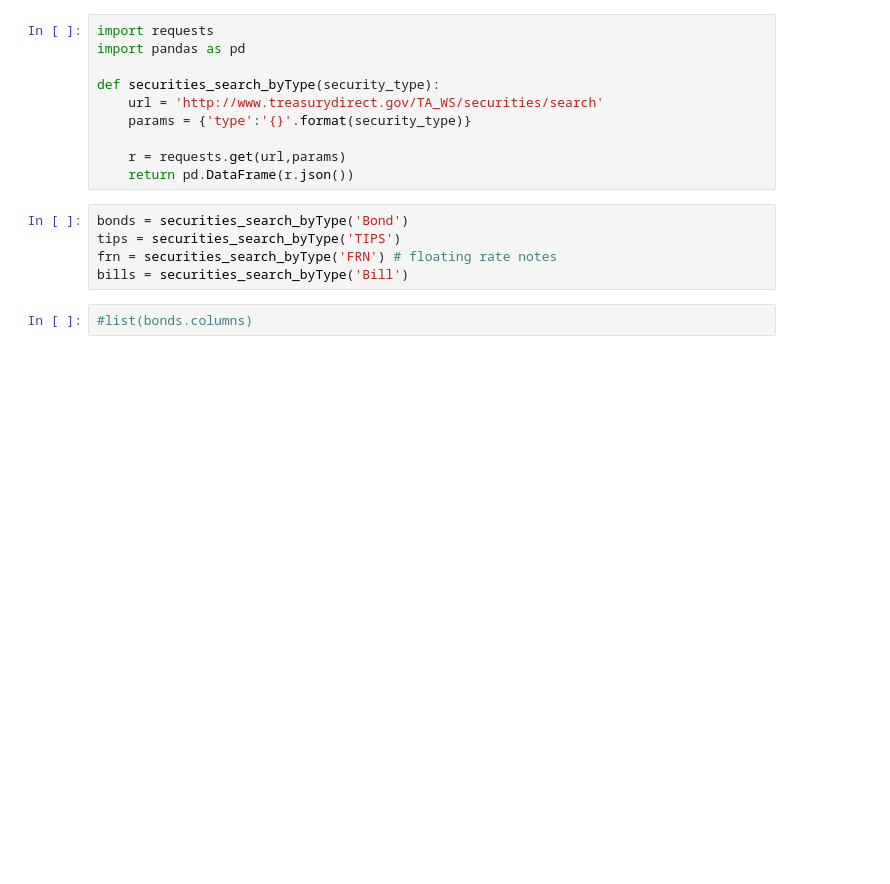
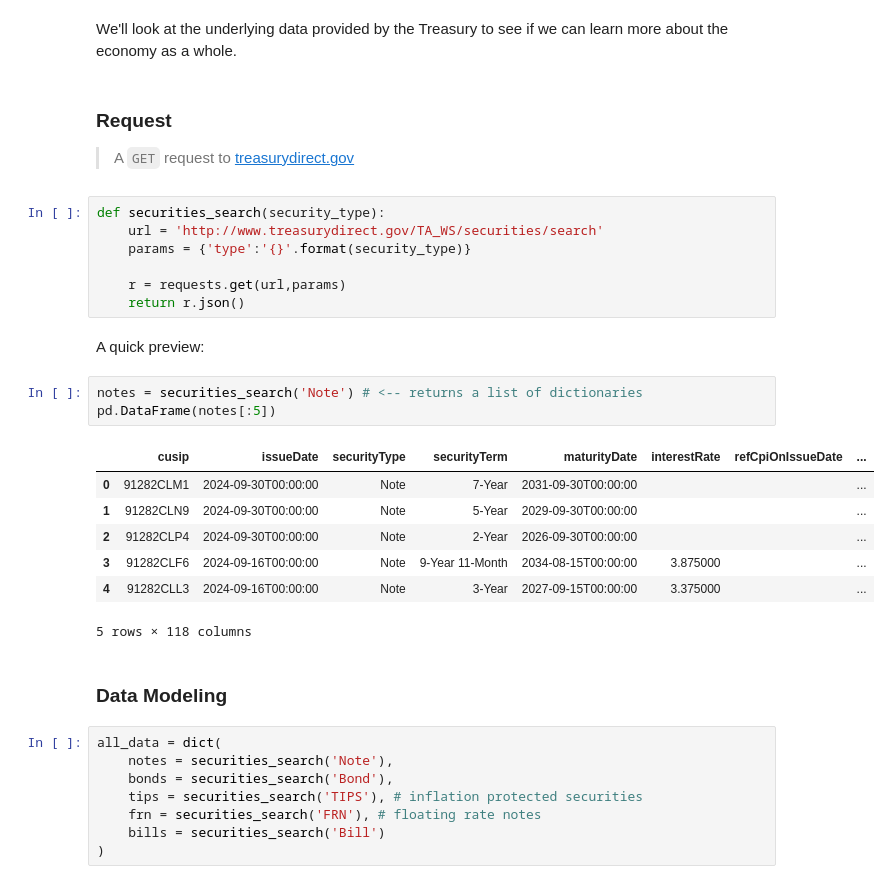
Before and after one commit to schlinkertc/humble-chuck, a Jupyter notebook: nbs/projects/Treasury Bonds.ipynb, the cells around one changed output. Drawn from its saved outputs; the diff is of its cells as text; blank space fills up the shorter version.

```diff
--- a/nbs/projects/Treasury Bonds.ipynb
+++ b/nbs/projects/Treasury Bonds.ipynb
@@ -1,17 +28,35 @@
+# %% [markdown]
+We'll look at the underlying data provided by the Treasury to see if we can learn more about the economy as a whole.
+# %% [markdown]
+### Request
+> A `GET` request to [treasurydirect.gov](treasurydirect.gov)
 # %%
-import requests
-import pandas as pd
-
-def securities_search_byType(security_type):
+def securities_search(security_type):
     url = 'http://www.treasurydirect.gov/TA_WS/securities/search'
     params = {'type':'{}'.format(security_type)}
 
     r = requests.get(url,params)
-    return pd.DataFrame(r.json())
+    return r.json()
+# %% [markdown]
+A quick preview:
+# %%
+notes = securities_search('Note') # <-- returns a list of dictionaries
+pd.DataFrame(notes[:5])
+# %% [output]
+|  | cusip | issueDate | securityType | securityTerm | maturityDate | interestRate | refCpiOnIssueDate | ... |
+| 0 | 91282CLM1 | 2024-09-30T00:00:00 | Note | 7-Year | 2031-09-30T00:00:00 |  |  | ... |
+| 1 | 91282CLN9 | 2024-09-30T00:00:00 | Note | 5-Year | 2029-09-30T00:00:00 |  |  | ... |
+| 2 | 91282CLP4 | 2024-09-30T00:00:00 | Note | 2-Year | 2026-09-30T00:00:00 |  |  | ... |
+| 3 | 91282CLF6 | 2024-09-16T00:00:00 | Note | 9-Year 11-Month | 2034-08-15T00:00:00 | 3.875000 |  | ... |
+| 4 | 91282CLL3 | 2024-09-16T00:00:00 | Note | 3-Year | 2027-09-15T00:00:00 | 3.375000 |  | ... |
+5 rows × 118 columns
+# %% [markdown]
+### Data Modeling
 # %%
-bonds = securities_search_byType('Bond')
-tips = securities_search_byType('TIPS')
-frn = securities_search_byType('FRN') # floating rate notes
-bills = securities_search_byType('Bill')
+all_data = dict(
+    notes = securities_search('Note'),
+    bonds = securities_search('Bond'),
+    tips = securities_search('TIPS'), # inflation protected securities
+    frn = securities_search('FRN'), # floating rate notes
+    bills = securities_search('Bill')
+)
-# %%
-#list(bonds.columns)
```
Also changed, not shown: parts of 14 cells of this notebook.
